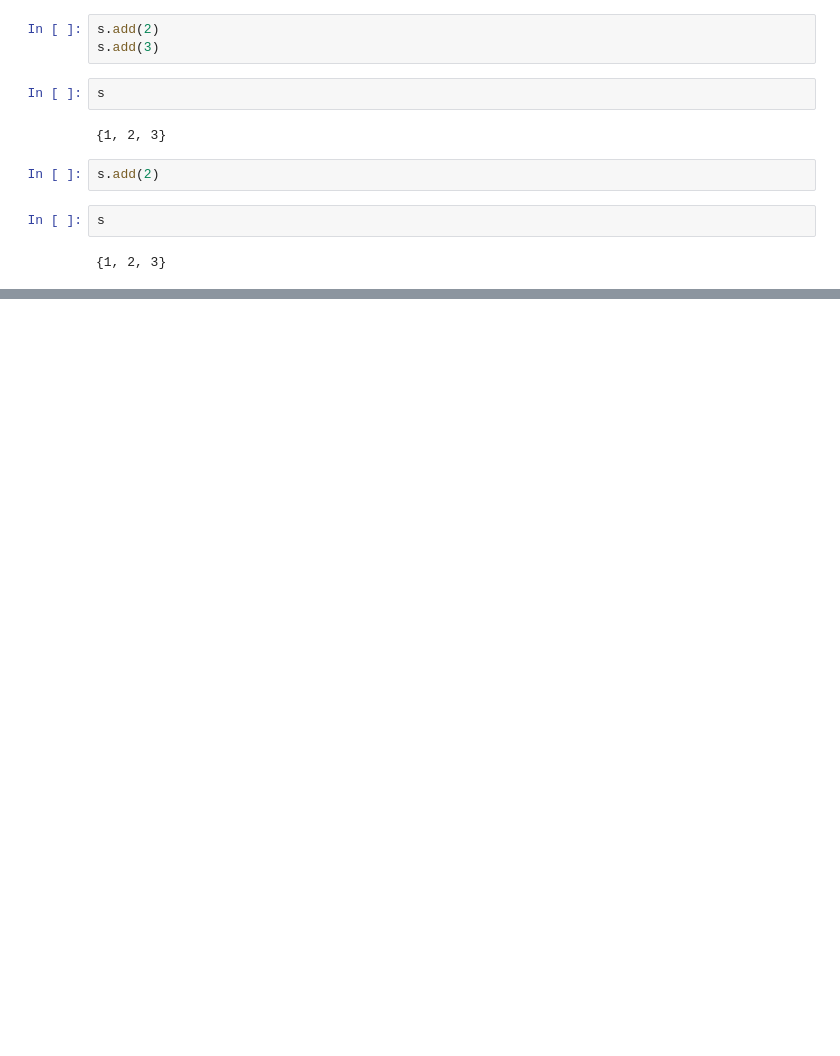
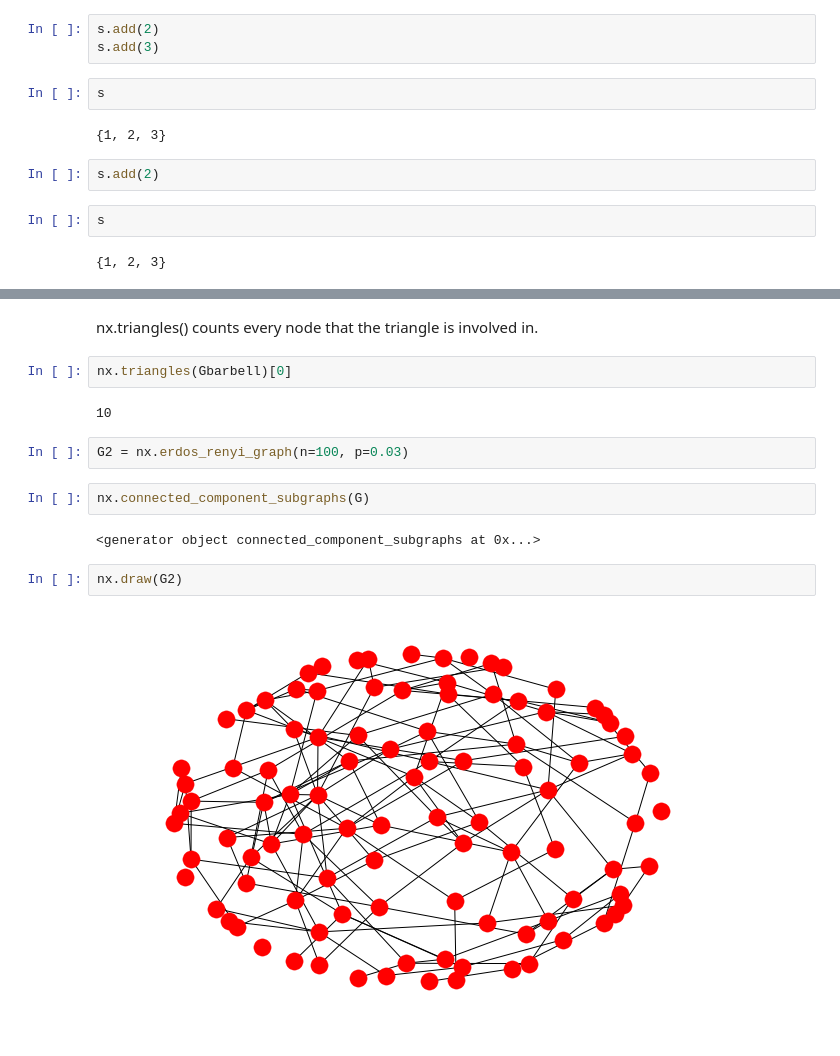
Before and after one commit to sushant2811/NetworkAnalysis, a Jupyter notebook: networkAnalysis.ipynb, the cells around one changed output, grey strips where cells are left out. Saved outputs shown, nothing was run; the diff lists cells and outputs as text; blank space fills up the shorter version.

Commit message:
connected component subgraphs

```diff
--- a/networkAnalysis.ipynb
+++ b/networkAnalysis.ipynb
@@ -487,0 +560,16 @@ s
+# %% [markdown]
+nx.triangles() counts every node that the triangle is involved in.
+# %%
+nx.triangles(Gbarbell)[0]
+# %% [output]
+10
+# %%
+G2 = nx.erdos_renyi_graph(n=100, p=0.03)
+# %%
+nx.connected_component_subgraphs(G)
+# %% [output]
+<generator object connected_component_subgraphs at 0x...>
+# %%
+nx.draw(G2)
+# %% [output]
+[figure, added]
```
Also changed, not shown: parts of 17 cells of this notebook.
